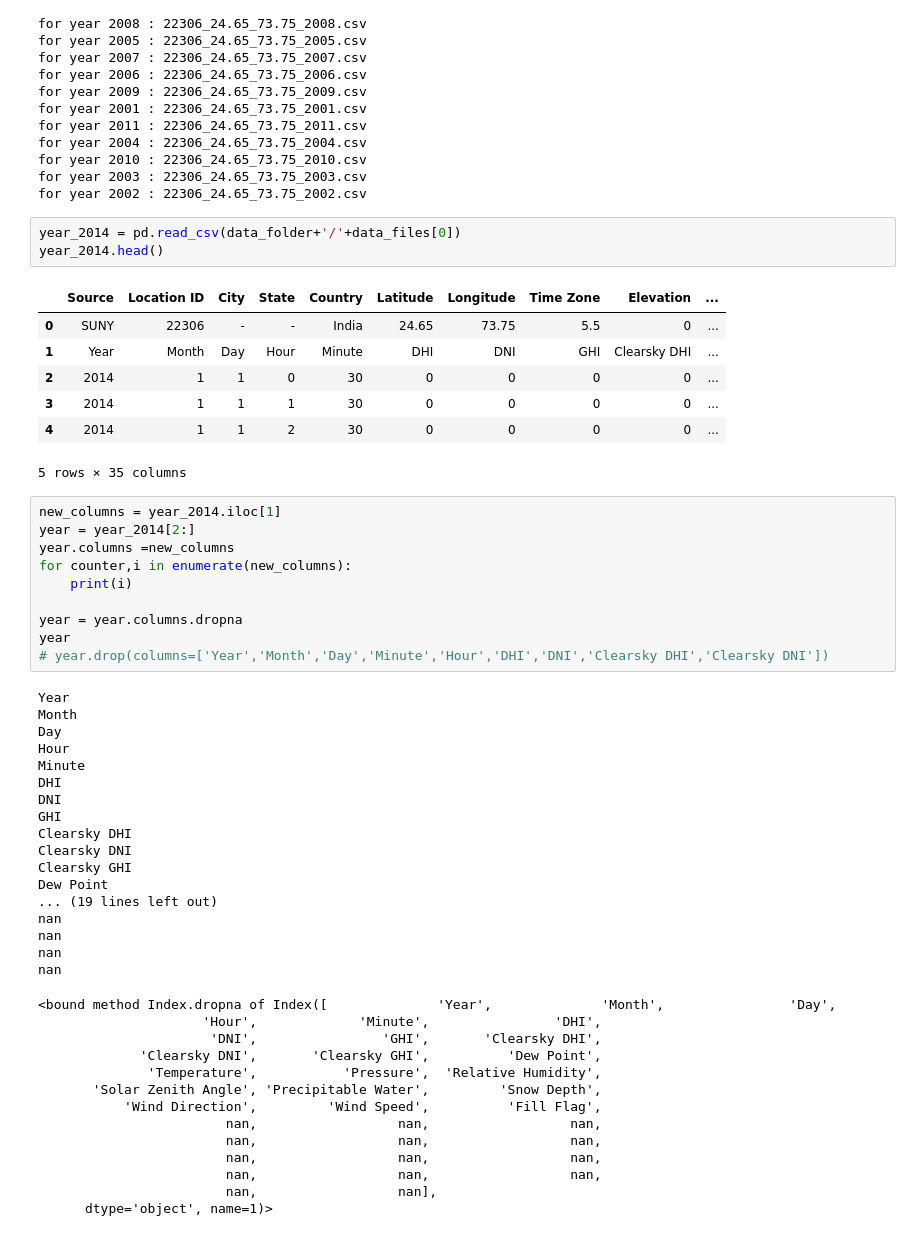
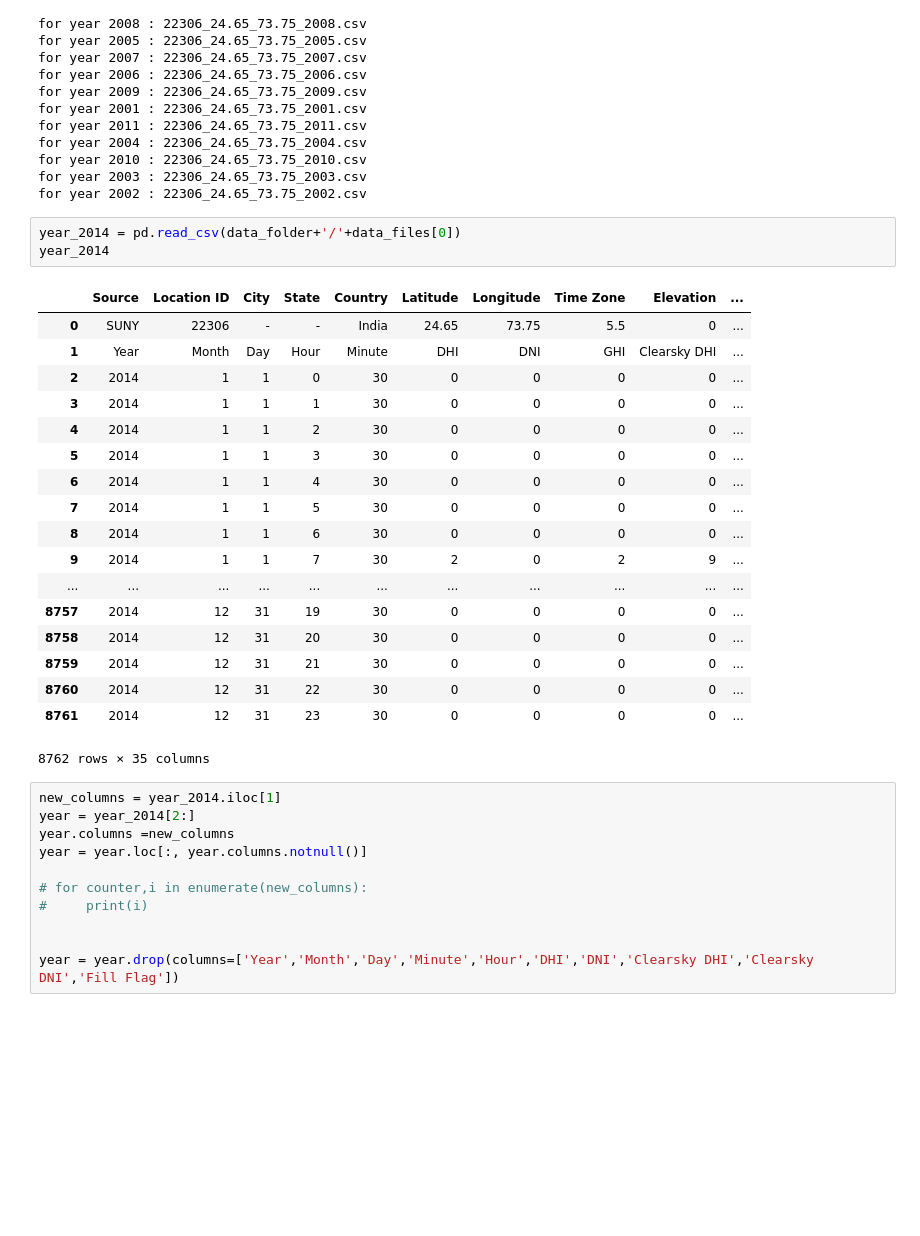
Before and after one commit to orionpax00/weather, a Jupyter notebook: src/data_filtering_&_plots.ipynb, the cells around one changed output. Drawn from its saved outputs; the diff is of its cells as text; blank space fills up the shorter version.

```diff
--- a/src/data_filtering_&_plots.ipynb
+++ b/src/data_filtering_&_plots.ipynb
@@ -28,56 +31,37 @@ for year 2003 : 22306_24.65_73.75_2003.csv
 for year 2002 : 22306_24.65_73.75_2002.csv
 # %%
 year_2014 = pd.read_csv(data_folder+'/'+data_files[0])
-year_2014.head()
+year_2014
 # %% [output]
 |  | Source | Location ID | City | State | Country | Latitude | Longitude | Time Zone | Elevation | ... |
 | 0 | SUNY | 22306 | - | - | India | 24.65 | 73.75 | 5.5 | 0 | ... |
 | 1 | Year | Month | Day | Hour | Minute | DHI | DNI | GHI | Clearsky DHI | ... |
 | 2 | 2014 | 1 | 1 | 0 | 30 | 0 | 0 | 0 | 0 | ... |
 | 3 | 2014 | 1 | 1 | 1 | 30 | 0 | 0 | 0 | 0 | ... |
 | 4 | 2014 | 1 | 1 | 2 | 30 | 0 | 0 | 0 | 0 | ... |
+| 5 | 2014 | 1 | 1 | 3 | 30 | 0 | 0 | 0 | 0 | ... |
+| 6 | 2014 | 1 | 1 | 4 | 30 | 0 | 0 | 0 | 0 | ... |
+| 7 | 2014 | 1 | 1 | 5 | 30 | 0 | 0 | 0 | 0 | ... |
+| 8 | 2014 | 1 | 1 | 6 | 30 | 0 | 0 | 0 | 0 | ... |
+| 9 | 2014 | 1 | 1 | 7 | 30 | 2 | 0 | 2 | 9 | ... |
+| ... | ... | ... | ... | ... | ... | ... | ... | ... | ... | ... |
+| 8757 | 2014 | 12 | 31 | 19 | 30 | 0 | 0 | 0 | 0 | ... |
+| 8758 | 2014 | 12 | 31 | 20 | 30 | 0 | 0 | 0 | 0 | ... |
+| 8759 | 2014 | 12 | 31 | 21 | 30 | 0 | 0 | 0 | 0 | ... |
+| 8760 | 2014 | 12 | 31 | 22 | 30 | 0 | 0 | 0 | 0 | ... |
+| 8761 | 2014 | 12 | 31 | 23 | 30 | 0 | 0 | 0 | 0 | ... |
-5 rows × 35 columns
+8762 rows × 35 columns
 # %%
 new_columns = year_2014.iloc[1]
 year = year_2014[2:]
 year.columns =new_columns
-for counter,i in enumerate(new_columns):
-    print(i)
+year = year.loc[:, year.columns.notnull()]
 
-year = year.columns.dropna
-year
-# year.drop(columns=['Year','Month','Day','Minute','Hour','DHI','DNI','Clearsky DHI','Clearsky DNI'])
+# for counter,i in enumerate(new_columns):
+#     print(i)
+
+
+year = year.drop(columns=['Year','Month','Day','Minute','Hour','DHI','DNI','Clearsky DHI','Clearsky DNI','Fill Flag'])
-# %% [output]
-Year
-Month
-Day
-Hour
-Minute
-DHI
-DNI
-GHI
-Clearsky DHI
-Clearsky DNI
-Clearsky GHI
-Dew Point
-... (19 lines left out)
-nan
-nan
-nan
-nan
-<bound method Index.dropna of Index([              'Year',              'Month',                'Day',
-                     'Hour',             'Minute',                'DHI',
-                      'DNI',                'GHI',       'Clearsky DHI',
-             'Clearsky DNI',       'Clearsky GHI',          'Dew Point',
-              'Temperature',           'Pressure',  'Relative Humidity',
-       'Solar Zenith Angle', 'Precipitable Water',         'Snow Depth',
-           'Wind Direction',         'Wind Speed',          'Fill Flag',
-                        nan,                  nan,                  nan,
-                        nan,                  nan,                  nan,
-                        nan,                  nan,                  nan,
-                        nan,                  nan,                  nan,
-                        nan,                  nan],
-      dtype='object', name=1)>
 # %%
 year.head()
 # %% [output]
```
Also changed, not shown: parts of 3 cells of this notebook.
